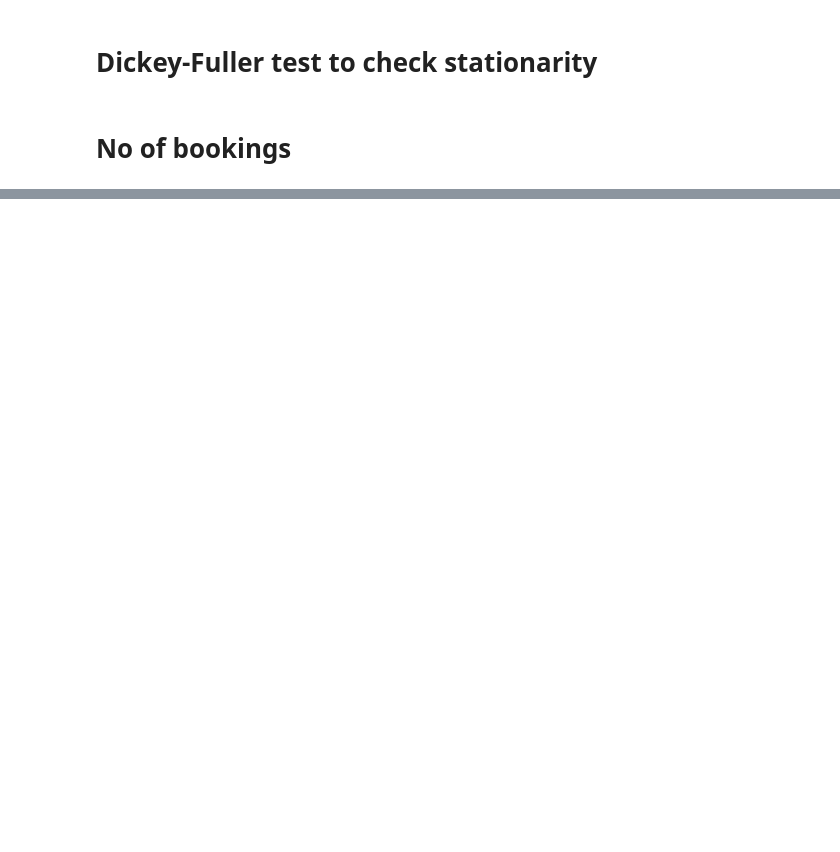
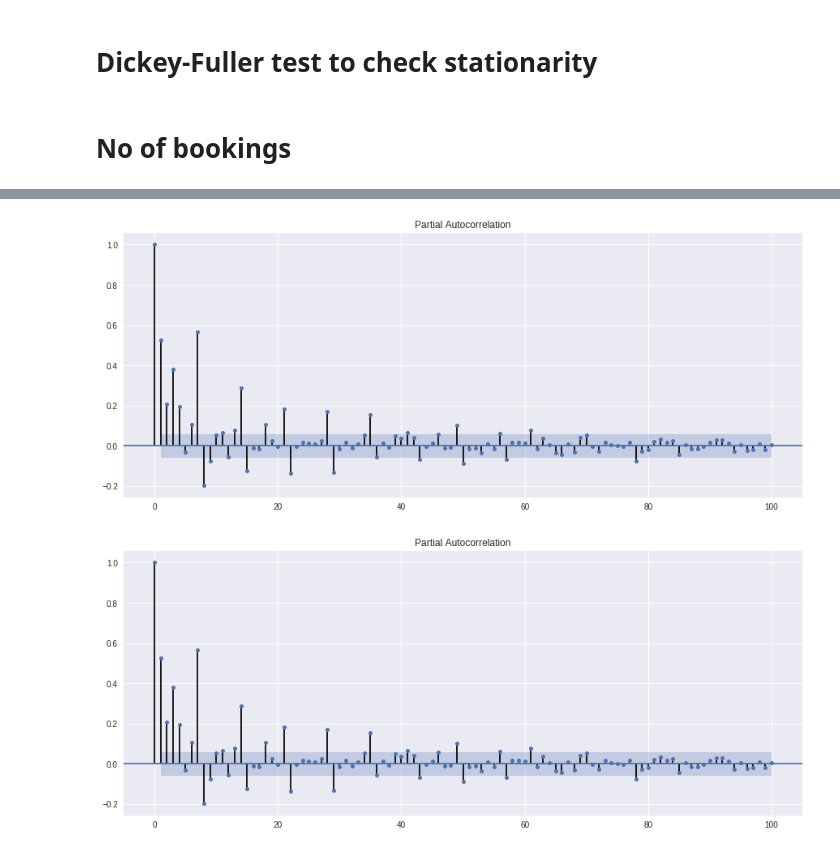
Before and after one commit to jawaharreddy/Flinkster-Data-Analysis, a Jupyter notebook: ARIMA_model.ipynb, the cells around one changed output, grey strips where cells are left out. Drawn from its saved outputs; the diff is of its cells as text; code cells hidden in the pictures; blank space fills up the shorter version.

```diff
--- a/ARIMA_model.ipynb
+++ b/ARIMA_model.ipynb
@@ -110,0 +124,5 @@ KeyError: 'BOOKING_HAL_ID'
+# %%
+plot_pacf(per_day.iloc[:,1].dropna(inplace = False), lags = 100)
+# %% [output]
+[figure, added]
+[figure, added]
```
Also changed, not shown: parts of 5 cells of this notebook.
